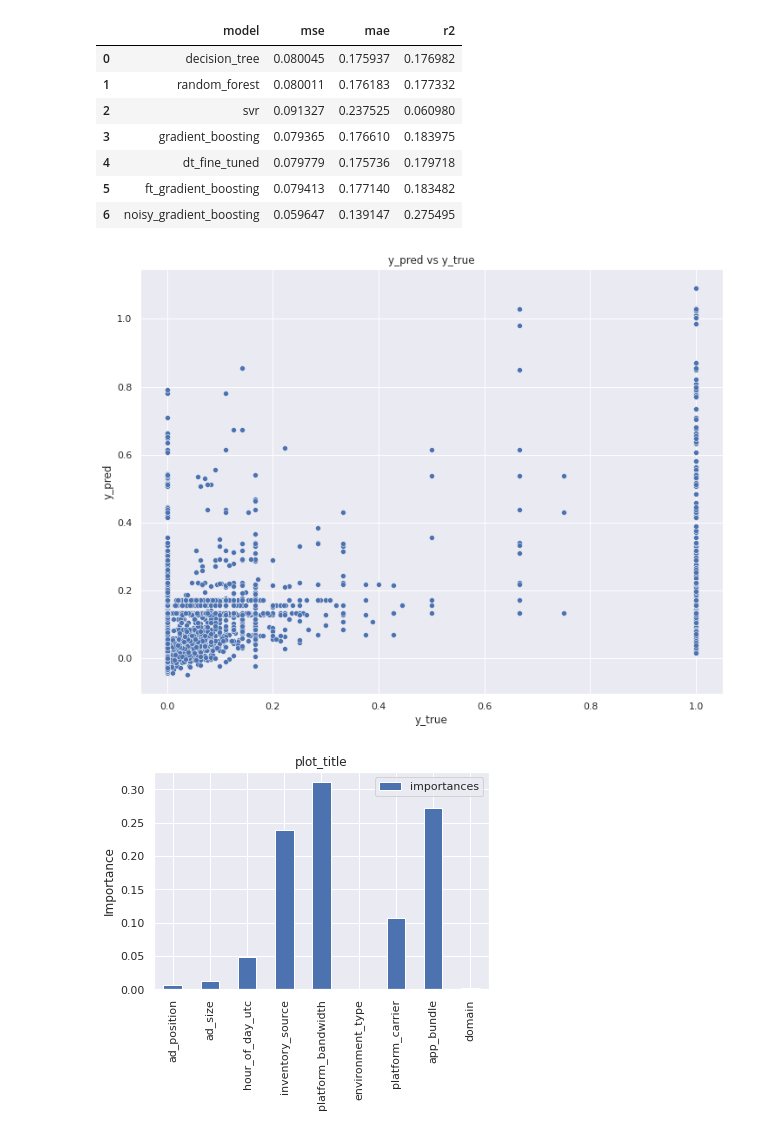
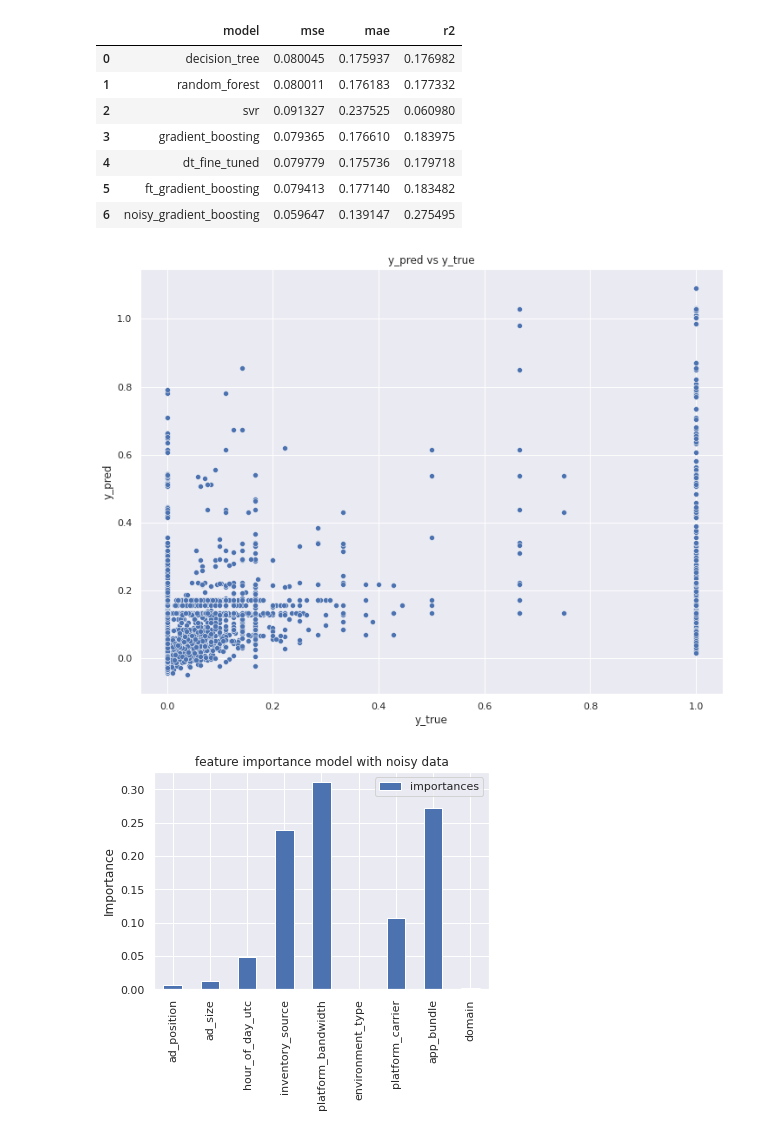
Before and after one commit to adgregory/adsmovil, a Jupyter notebook: CTR_Prueba_Tecnica.ipynb, the cells around one changed output. Drawn from its saved outputs; the diff is of its cells as text; code cells hidden in the pictures.

```diff
--- a/CTR_Prueba_Tecnica.ipynb
+++ b/CTR_Prueba_Tecnica.ipynb
@@ -766,7 +764,7 @@ results_df
 # %%
 results_df.to_excel('results_full_training.xlsx')
 # %%
-plot_final_metrics(gb_regressor_noisy, X_test_n, y_test_n, ctr_noisy_df, 'plot_title')
+plot_final_metrics(gb_regressor_noisy, X_test_n, y_test_n, ctr_noisy_df, 'feature importance model with noisy data')
 # %% [output]
 [figure]
-[figure, old version]
+[figure, new version]
```
Also changed, not shown: parts of 2 cells of this notebook.
